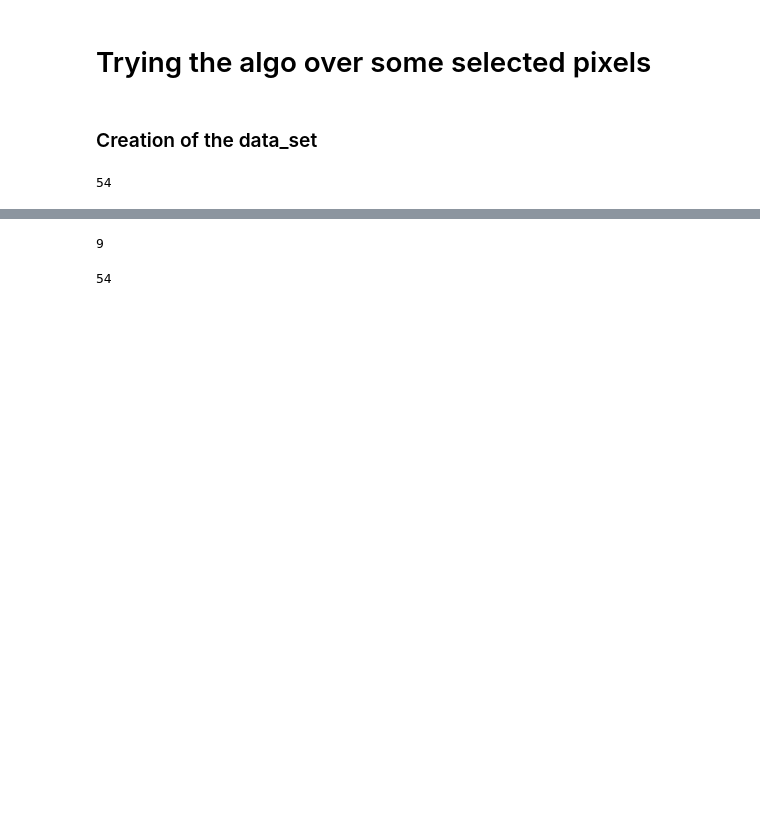
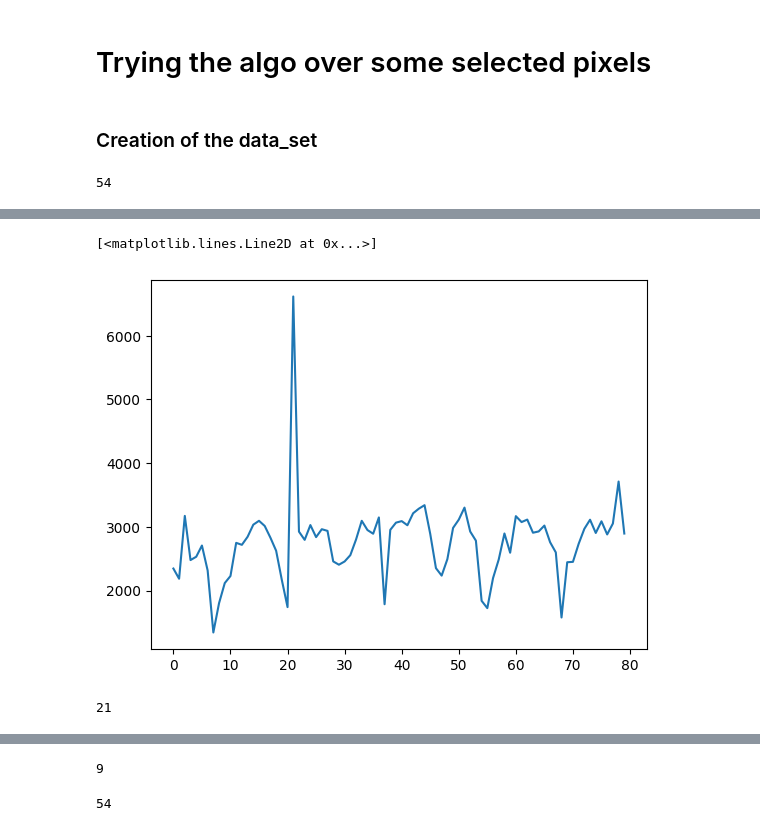
Before and after one commit to Projet-fil-rouge-IODAA/FilRouge_territoires, a Jupyter notebook: scripts/scripts_python/test_kmeans_julian_1B.ipynb, the cells around one changed output, grey strips where cells are left out. Cells and saved outputs as stored; diff of their text form; code cells hidden in the pictures; blank space fills up the shorter version.

```diff
--- a/scripts/scripts_python/test_kmeans_julian_1B.ipynb
+++ b/scripts/scripts_python/test_kmeans_julian_1B.ipynb
@@ -162,0 +180,11 @@ plt.show()
+# %%
+# L'image x est bizarre
+plt.plot(matrice[0])
+# %% [output]
+[<matplotlib.lines.Line2D at 0x...>]
+[figure, added]
+# %%
+chelou = np.argmax(matrice[0])
+chelou
+# %% [output]
+21
```
Also changed, not shown: parts of 13 cells of this notebook.
